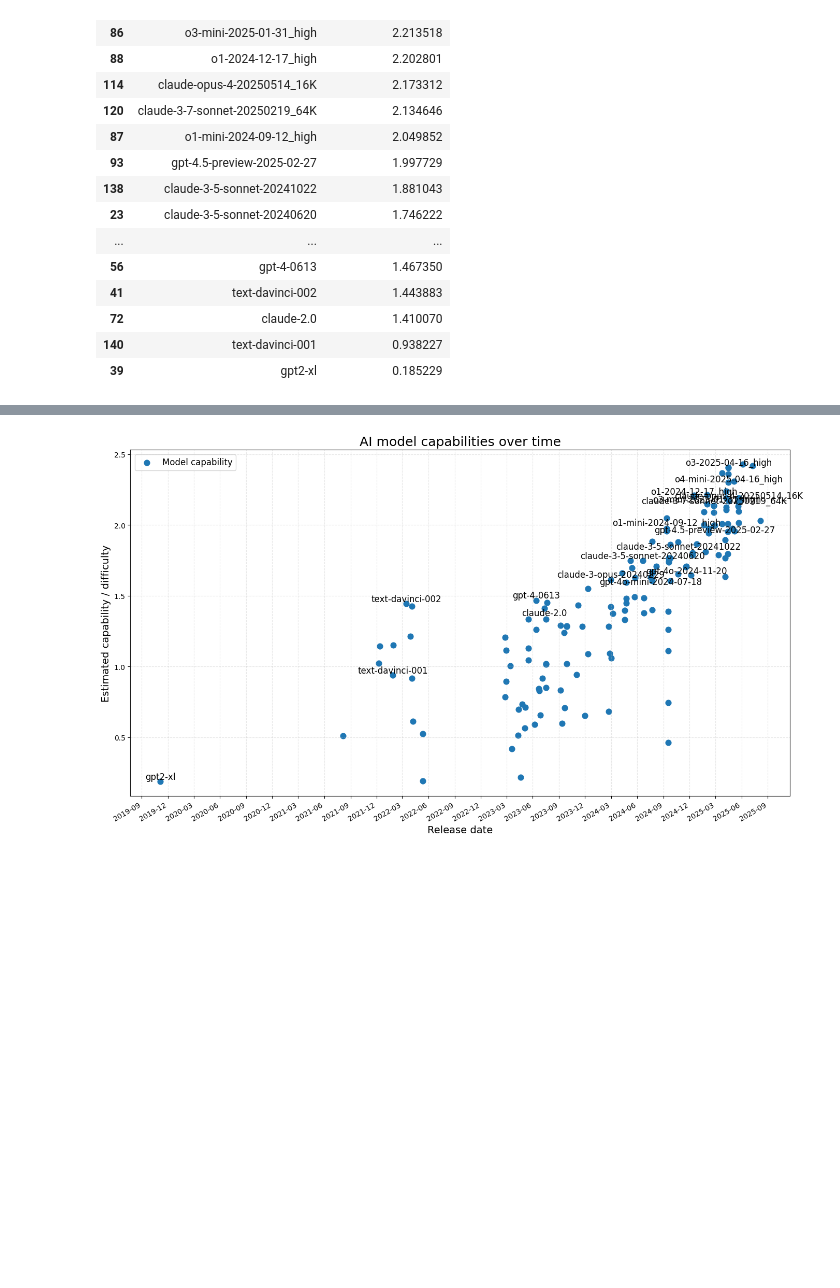
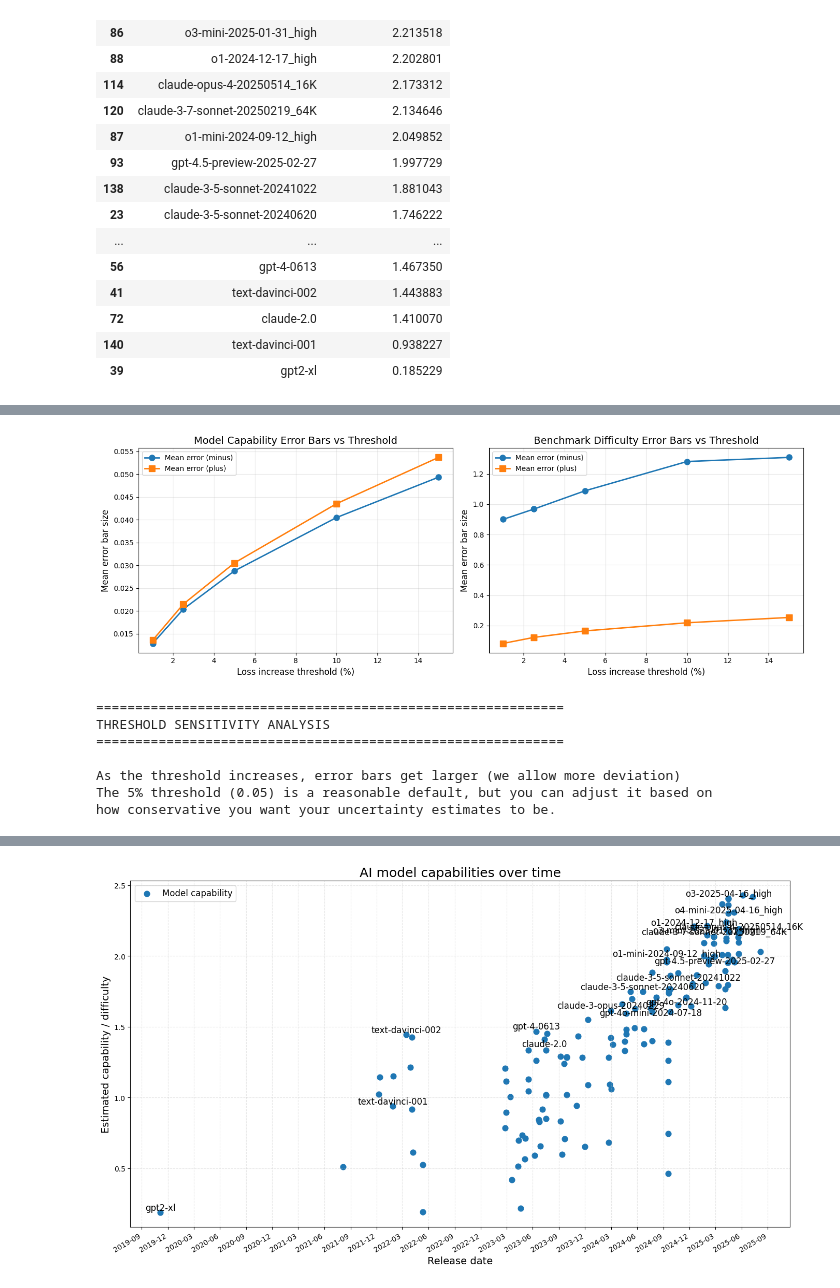
Before and after one commit to epoch-research/benchmark-stitching, a Jupyter notebook: notebooks/model_fit.ipynb, the cells around one changed output, grey strips where cells are left out. Saved outputs shown, nothing was run; the diff lists cells and outputs as text; code cells hidden in the pictures; blank space fills up the shorter version.

Commit message:
add analysis based on rohin feedback

```diff
--- a/notebooks/model_fit.ipynb
+++ b/notebooks/model_fit.ipynb
@@ -89,0 +521,71 @@ df_cm1[df_cm1["model"].isin(ref_models)][["model", "estimated_capability"]]
+# %%
+# ── SENSITIVITY ANALYSIS: Different Threshold Values ──────────────────────
+
+# Test different thresholds
+thresholds = [0.01, 0.025, 0.05, 0.10, 0.15]
+threshold_results_cap = []
+threshold_results_bench = []
+
+print("Testing different loss increase thresholds...")
+for threshold in thresholds:
+    print(f"\nThreshold: {threshold*100}%")
+
+    # Compute error bars with this threshold (only for a subset to save time)
+    # Let's just compute for a few models and benchmarks to demonstrate
+    cap_errors_sample = compute_capability_error_bars(
+        df1, df_cm1.head(10), df_db1, loss_increase_threshold=threshold
+    )
+
+    bench_errors_sample = compute_difficulty_error_bars(
+        df1, df_cm1, df_db1.head(10), loss_increase_threshold=threshold
+    )
+
+    threshold_results_cap.append({
+        'threshold': threshold,
+        'mean_error_minus': cap_errors_sample['error_minus'].mean(),
+        'mean_error_plus': cap_errors_sample['error_plus'].mean()
+    })
+
+    threshold_results_bench.append({
+        'threshold': threshold,
+        'mean_error_minus': bench_errors_sample['error_minus'].mean(),
+        'mean_error_plus': bench_errors_sample['error_plus'].mean()
+    })
+
+# Plot how error bars change with threshold
+fig, (ax1, ax2) = plt.subplots(1, 2, figsize=(14, 5))
+
+# Capabilities
+df_thresh_cap = pd.DataFrame(threshold_results_cap)
+ax1.plot(df_thresh_cap['threshold'] * 100, df_thresh_cap['mean_error_minus'],
+         'o-', label='Mean error (minus)', linewidth=2, markersize=8)
+ax1.plot(df_thresh_cap['threshold'] * 100, df_thresh_cap['mean_error_plus'],
+         's-', label='Mean error (plus)', linewidth=2, markersize=8)
+ax1.set_xlabel('Loss increase threshold (%)', fontsize=12)
+ax1.set_ylabel('Mean error bar size', fontsize=12)
+ax1.set_title('Model Capability Error Bars vs Threshold', fontsize=14)
+ax1.legend()
+ax1.grid(True, alpha=0.3)
+
+# Benchmarks
+df_thresh_bench = pd.DataFrame(threshold_results_bench)
+ax2.plot(df_thresh_bench['threshold'] * 100, df_thresh_bench['mean_error_minus'],
+         'o-', label='Mean error (minus)', linewidth=2, markersize=8)
+ax2.plot(df_thresh_bench['threshold'] * 100, df_thresh_bench['mean_error_plus'],
+         's-', label='Mean error (plus)', linewidth=2, markersize=8)
+ax2.set_xlabel('Loss increase threshold (%)', fontsize=12)
+ax2.set_ylabel('Mean error bar size', fontsize=12)
+ax2.set_title('Benchmark Difficulty Error Bars vs Threshold', fontsize=14)
+ax2.legend()
+ax2.grid(True, alpha=0.3)
+
+plt.tight_layout()
+plt.show()
+
+print("\n" + "="*60)
+print("THRESHOLD SENSITIVITY ANALYSIS")
+print("="*60)
+print("\nAs the threshold increases, error bars get larger (we allow more deviation)")
+print("The 5% threshold (0.05) is a reasonable default, but you can adjust it based on")
+print("how conservative you want your uncertainty estimates to be.")
+# %% [output]
@@ -90,3 +603,11 @@ df_cm1[df_cm1["model"].isin(ref_models)][["model", "estimated_capability"]]
+[figure, added]
+============================================================
+THRESHOLD SENSITIVITY ANALYSIS
+============================================================
+
+As the threshold increases, error bars get larger (we allow more deviation)
+The 5% threshold (0.05) is a reasonable default, but you can adjust it based on
+how conservative you want your uncertainty estimates to be.
 # %%
 # ── 1)  PREP THE TWO DATA SETS ────────────────────────────────────────────
 # --- models / capabilities
```
Also changed, not shown: parts of 5 cells of this notebook, 2 other files.
